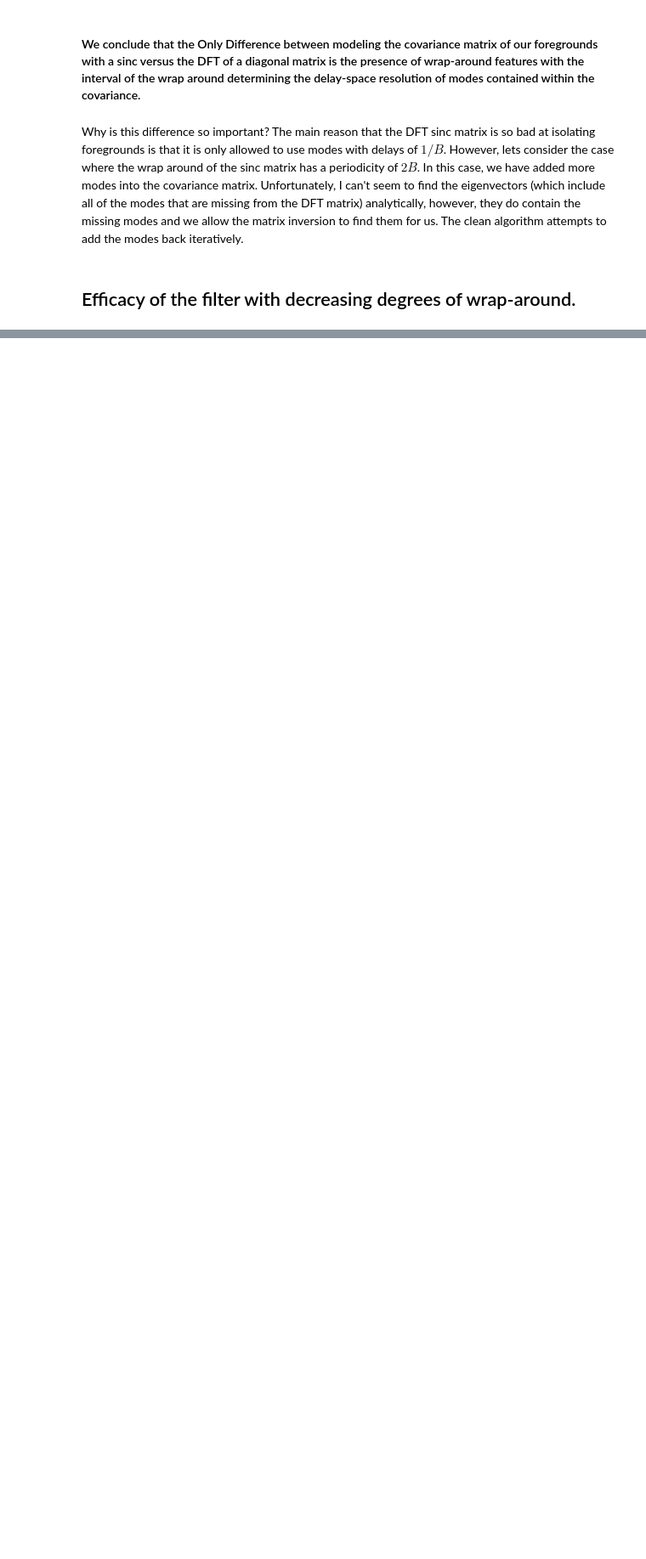
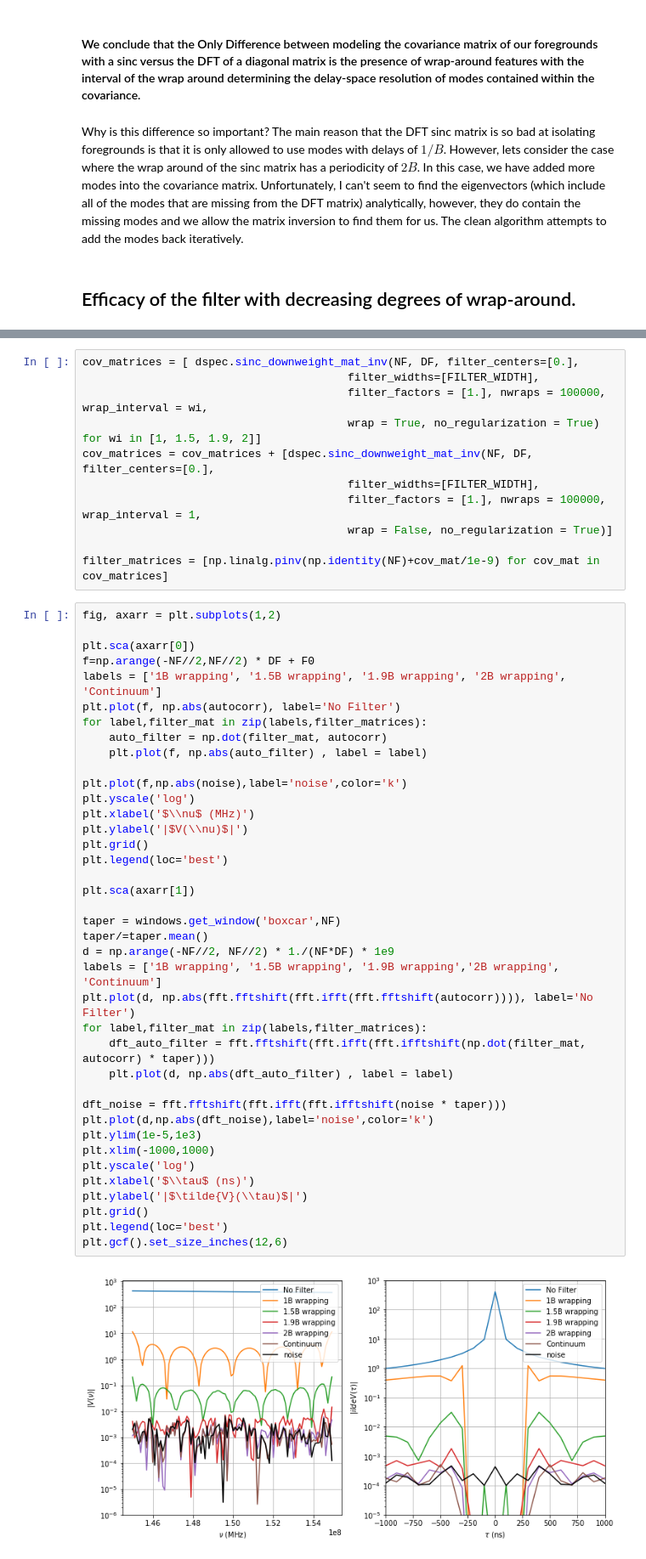
Before and after one commit to HERA-Team/uvtools, a Jupyter notebook: examples/linear_clean_demo.ipynb, the cells around one changed output, grey strips where cells are left out. Shown: that part at 85% size. Drawn from its saved outputs; the diff is of its cells as text; blank space fills up the shorter version.

```diff
--- a/examples/linear_clean_demo.ipynb
+++ b/examples/linear_clean_demo.ipynb
@@ -265,0 +268,52 @@ I think its interesting to look at how well this filter performs as a function o
+# %%
+cov_matrices = [ dspec.sinc_downweight_mat_inv(NF, DF, filter_centers=[0.],
+                                        filter_widths=[FILTER_WIDTH],
+                                        filter_factors = [1.], nwraps = 100000, wrap_interval = wi,
+                                        wrap = True, no_regularization = True) for wi in [1, 1.5, 1.9, 2]]
+cov_matrices = cov_matrices + [dspec.sinc_downweight_mat_inv(NF, DF, filter_centers=[0.],
+                                        filter_widths=[FILTER_WIDTH],
+                                        filter_factors = [1.], nwraps = 100000, wrap_interval = 1,
+                                        wrap = False, no_regularization = True)]
+
+filter_matrices = [np.linalg.pinv(np.identity(NF)+cov_mat/1e-9) for cov_mat in cov_matrices]
+# %%
+fig, axarr = plt.subplots(1,2)
+
+plt.sca(axarr[0])
+f=np.arange(-NF//2,NF//2) * DF + F0
+labels = ['1B wrapping', '1.5B wrapping', '1.9B wrapping', '2B wrapping', 'Continuum']
+plt.plot(f, np.abs(autocorr), label='No Filter')
+for label,filter_mat in zip(labels,filter_matrices):
+    auto_filter = np.dot(filter_mat, autocorr)
+    plt.plot(f, np.abs(auto_filter) , label = label)
+
+plt.plot(f,np.abs(noise),label='noise',color='k')
+plt.yscale('log')
+plt.xlabel('$\\nu$ (MHz)')
+plt.ylabel('|$V(\\nu)$|')
+plt.grid()
+plt.legend(loc='best')
+
+plt.sca(axarr[1])
+
+taper = windows.get_window('boxcar',NF)
+taper/=taper.mean()
+d = np.arange(-NF//2, NF//2) * 1./(NF*DF) * 1e9
+labels = ['1B wrapping', '1.5B wrapping', '1.9B wrapping','2B wrapping', 'Continuum']
+plt.plot(d, np.abs(fft.fftshift(fft.ifft(fft.fftshift(autocorr)))), label='No Filter')
+for label,filter_mat in zip(labels,filter_matrices):
+    dft_auto_filter = fft.fftshift(fft.ifft(fft.ifftshift(np.dot(filter_mat, autocorr) * taper)))
+    plt.plot(d, np.abs(dft_auto_filter) , label = label)
+
+dft_noise = fft.fftshift(fft.ifft(fft.ifftshift(noise * taper)))
+plt.plot(d,np.abs(dft_noise),label='noise',color='k')
+plt.ylim(1e-5,1e3)
+plt.xlim(-1000,1000)
+plt.yscale('log')
+plt.xlabel('$\\tau$ (ns)')
+plt.ylabel('|$\tilde{V}(\\tau)$|')
+plt.grid()
+plt.legend(loc='best')
+plt.gcf().set_size_inches(12,6)
+# %% [output]
+[figure, added]
```
Also changed, not shown: parts of 6 cells of this notebook.
